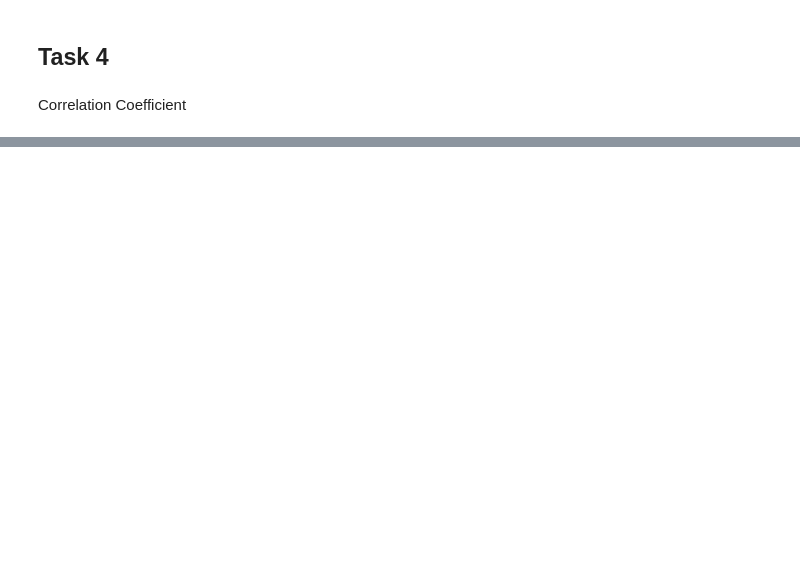
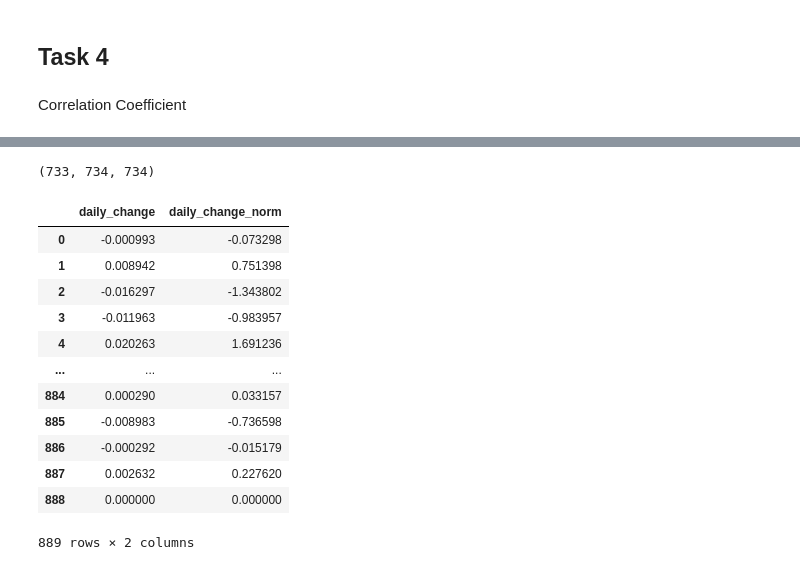
Before and after one commit to yzhan480/CS535_Final_Project, a Jupyter notebook: CS535Project.ipynb, the cells around one changed output, grey strips where cells are left out. Saved outputs shown, nothing was run; the diff lists cells and outputs as text; code cells hidden in the pictures; blank space fills up the shorter version.

```diff
--- a/CS535Project.ipynb
+++ b/CS535Project.ipynb
@@ -1031,0 +1562,71 @@ X_train.shape, y_train.shape, X_valid.shape, y_valid.shape
+# %%
+label_2 = []
+for stock in range(705):
+  label_2.append([])
+for stock in range(705):
+  a = 0
+  b = 0
+  c = 0
+  percent_change = []
+  for row in range(2201):
+    percentage_change = (testing_data_2[stock]['Close'][row+1]-testing_data_2[stock]['Close'][row])/(testing_data_2[stock]['Close'][row])
+    percent_change.append(percentage_change)
+
+  percent_change_origin = percent_change.copy()
+  percent_change.sort()
+
+
+  for row in range(2201):
+    if percent_change_origin[row] < percent_change[733]:
+      label_2[stock].append([1,0,0])
+      a += 1
+    if percent_change_origin[row] >= percent_change[733] and percent_change_origin[row] < percent_change[1467]:
+      label_2[stock].append([0,1,0])
+      b += 1
+    if percent_change_origin[row] >= percent_change[1467]:
+      label_2[stock].append([0,0,1])
+      c += 1
+
+label_2 = np.array(label_2)
+a,b,c # for verification
+# %% [output]
+(733, 734, 734)
+# %%
+for stock in range(2447):
+    del testing_data_1[stock]["High"]
+    del testing_data_1[stock]["Low"]
+    del testing_data_1[stock]["Volume"]
+    del testing_data_1[stock]["Open"]
+
+    percent_change = []
+    for row in range(888):
+        percentage_change = (testing_data_1[stock]['Close'][row+1]-testing_data_1[stock]['Close'][row])/(testing_data_1[stock]['Close'][row])
+        percent_change.append(percentage_change)
+
+    percent_change = np.array(percent_change)
+    mean = percent_change.mean()
+    std = percent_change.std()
+    percent_change_norm = (percent_change - mean)/ std
+    percent_change = np.append(percent_change,0)
+    percent_change_norm = np.append(percent_change_norm,0)
+
+    testing_data_1[stock] = testing_data_1[stock].assign(daily_change = percent_change)
+    testing_data_1[stock] = testing_data_1[stock].assign(daily_change_norm = percent_change_norm)
+
+    del testing_data_1[stock]["Close"]
+# %%
+testing_data_1[2400]
+# %% [output]
+|  | daily_change | daily_change_norm |
+| 0 | -0.000993 | -0.073298 |
+| 1 | 0.008942 | 0.751398 |
+| 2 | -0.016297 | -1.343802 |
+| 3 | -0.011963 | -0.983957 |
+| 4 | 0.020263 | 1.691236 |
+| ... | ... | ... |
+| 884 | 0.000290 | 0.033157 |
+| 885 | -0.008983 | -0.736598 |
+| 886 | -0.000292 | -0.015179 |
+| 887 | 0.002632 | 0.227620 |
+| 888 | 0.000000 | 0.000000 |
+889 rows × 2 columns
```
Also changed, not shown: parts of 103 cells of this notebook.
